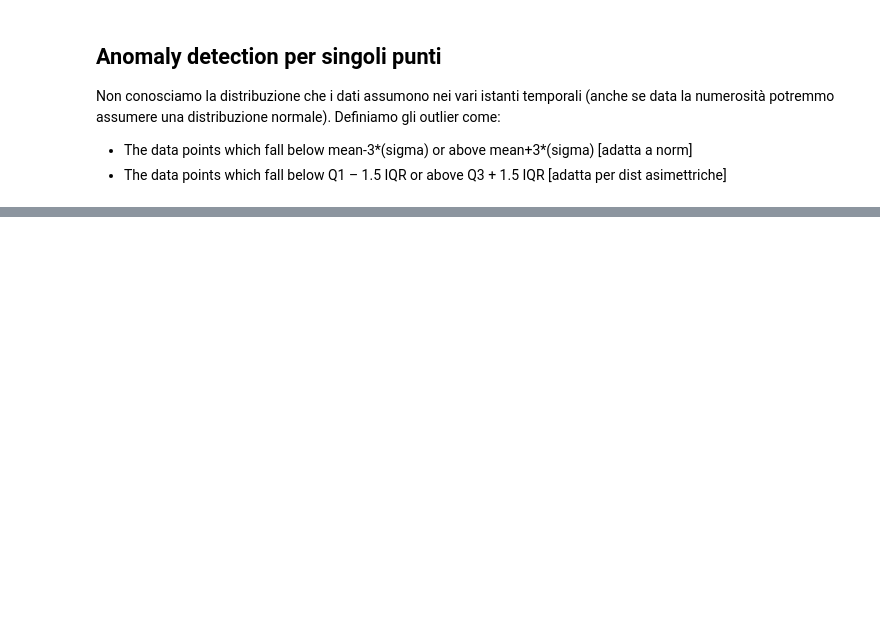
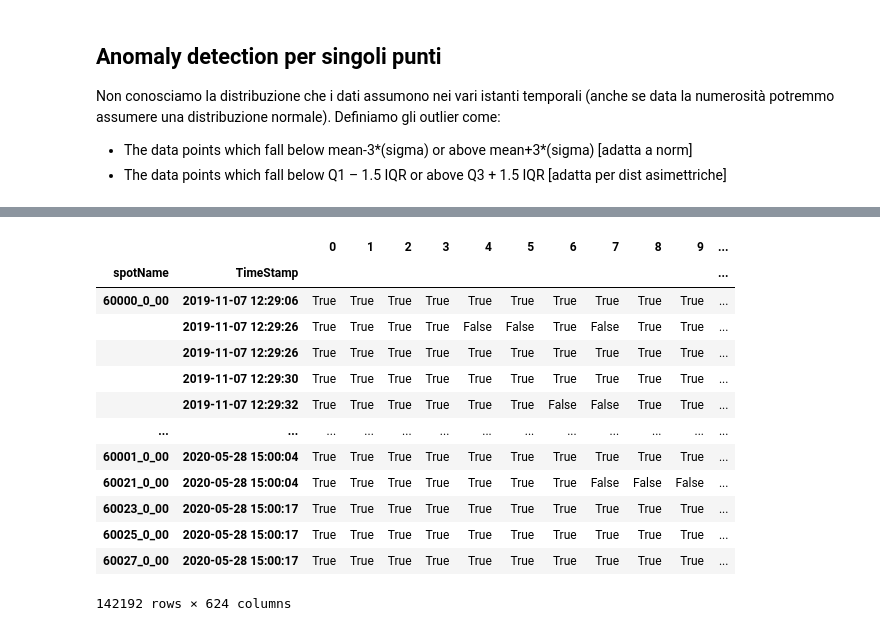
Before and after one commit to DavideMobilia/Anomaly-Detection, a Jupyter notebook: Scripts/Part2- Statistical Anomaly Detection.ipynb, the cells around one changed output, grey strips where cells are left out. Saved outputs shown, nothing was run; the diff lists cells and outputs as text; code cells hidden in the pictures; blank space fills up the shorter version.

```diff
--- a/Scripts/Part2- Statistical Anomaly Detection.ipynb
+++ b/Scripts/Part2- Statistical Anomaly Detection.ipynb
@@ -195,0 +234,24 @@ plot(lower_limit2,"red")
+# %%
+media=exploded_voltage.mean()
+no_nulls=exploded_voltage.fillna(media)
+# %%
+no_nulls.drop(["voltage_drop","voltage_spike"],axis=1,inplace=True)
+# %%
+single_outliers=no_nulls.apply(lambda x : x.between(lower_limit2,upper_limit2) ,axis=1)
+# %%
+single_outliers
+# %% [output]
+|  |  | 0 | 1 | 2 | 3 | 4 | 5 | 6 | 7 | 8 | 9 | ... |
+| spotName | TimeStamp |  |  |  |  |  |  |  |  |  |  | ... |
+| 60000_0_00 | 2019-11-07 12:29:06 | True | True | True | True | True | True | True | True | True | True | ... |
+|  | 2019-11-07 12:29:26 | True | True | True | True | False | False | True | False | True | True | ... |
+|  | 2019-11-07 12:29:26 | True | True | True | True | True | True | True | True | True | True | ... |
+|  | 2019-11-07 12:29:30 | True | True | True | True | True | True | True | True | True | True | ... |
+|  | 2019-11-07 12:29:32 | True | True | True | True | True | True | False | False | True | True | ... |
+| ... | ... | ... | ... | ... | ... | ... | ... | ... | ... | ... | ... | ... |
+| 60001_0_00 | 2020-05-28 15:00:04 | True | True | True | True | True | True | True | True | True | True | ... |
+| 60021_0_00 | 2020-05-28 15:00:04 | True | True | True | True | True | True | True | False | False | False | ... |
+| 60023_0_00 | 2020-05-28 15:00:17 | True | True | True | True | True | True | True | True | True | True | ... |
+| 60025_0_00 | 2020-05-28 15:00:17 | True | True | True | True | True | True | True | True | True | True | ... |
+| 60027_0_00 | 2020-05-28 15:00:17 | True | True | True | True | True | True | True | True | True | True | ... |
+142192 rows × 624 columns
```
Also changed, not shown: parts of 14 cells of this notebook, 1 other file.
